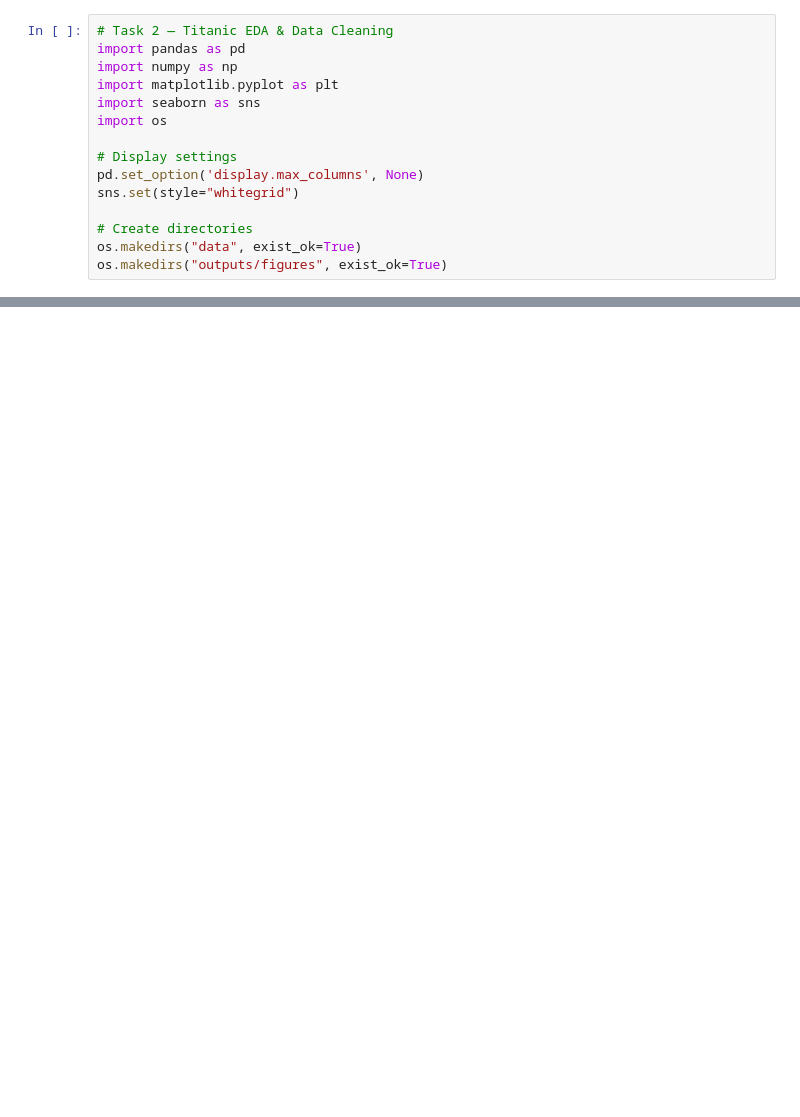
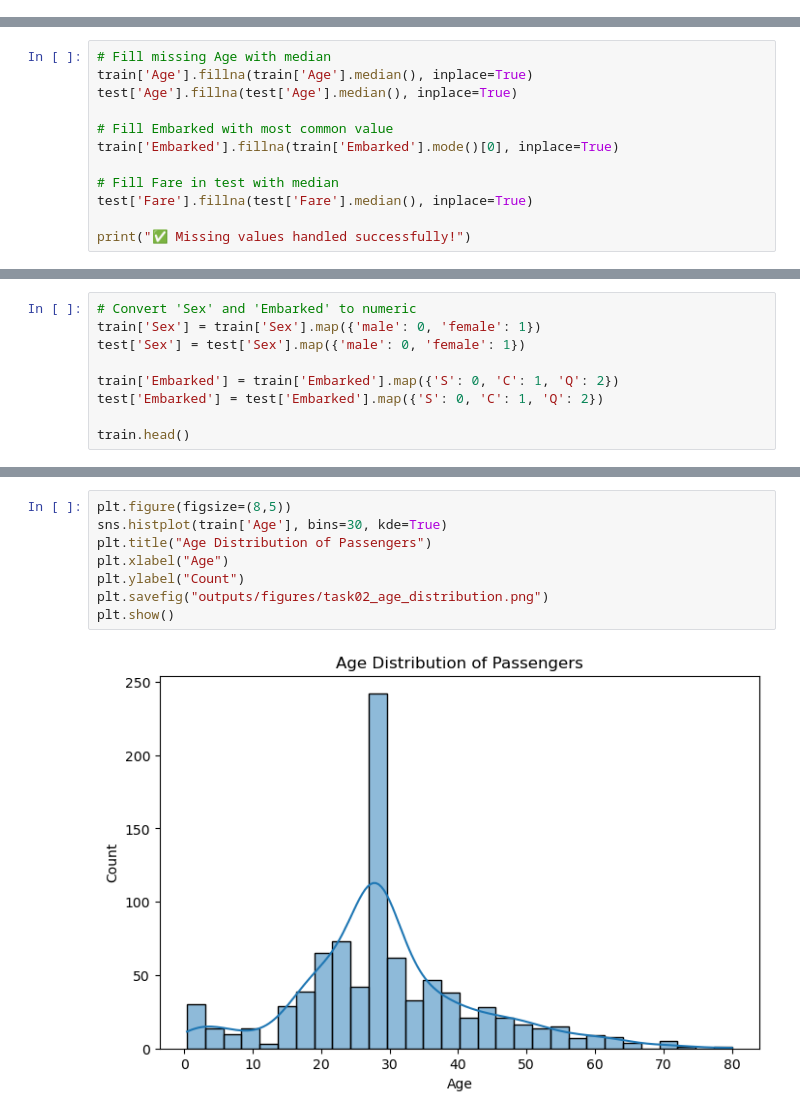
Before and after one commit to Chaitanya-Kharb/SCT_DS_1, a Jupyter notebook: task02_eda.ipynb, the cells around one changed output, grey strips where cells are left out. Drawn from its saved outputs; the diff is of its cells as text; blank space fills up the shorter version.

```diff
--- a/task02_eda.ipynb
+++ b/task02_eda.ipynb
@@ -1,15 +0,0 @@
-# %%
-# Task 2 — Titanic EDA & Data Cleaning
-import pandas as pd
-import numpy as np
-import matplotlib.pyplot as plt
-import seaborn as sns
-import os
-
-# Display settings
-pd.set_option('display.max_columns', None)
-sns.set(style="whitegrid")
-
-# Create directories
-os.makedirs("data", exist_ok=True)
-os.makedirs("outputs/figures", exist_ok=True)
@@ -157,0 +41,12 @@ plt.show()
+# %%
+# Fill missing Age with median
+train['Age'].fillna(train['Age'].median(), inplace=True)
+test['Age'].fillna(test['Age'].median(), inplace=True)
+
+# Fill Embarked with most common value
+train['Embarked'].fillna(train['Embarked'].mode()[0], inplace=True)
+
+# Fill Fare in test with median
+test['Fare'].fillna(test['Fare'].median(), inplace=True)
+
+print("✅ Missing values handled successfully!")
@@ -157,0 +72,9 @@ plt.show()
+# %%
+# Convert 'Sex' and 'Embarked' to numeric
+train['Sex'] = train['Sex'].map({'male': 0, 'female': 1})
+test['Sex'] = test['Sex'].map({'male': 0, 'female': 1})
+
+train['Embarked'] = train['Embarked'].map({'S': 0, 'C': 1, 'Q': 2})
+test['Embarked'] = test['Embarked'].map({'S': 0, 'C': 1, 'Q': 2})
+
+train.head()
@@ -157,0 +88,10 @@ plt.show()
+# %%
+plt.figure(figsize=(8,5))
+sns.histplot(train['Age'], bins=30, kde=True)
+plt.title("Age Distribution of Passengers")
+plt.xlabel("Age")
+plt.ylabel("Count")
+plt.savefig("outputs/figures/task02_age_distribution.png")
+plt.show()
+# %% [output]
+[figure, added]
```
Also changed, not shown: parts of 12 cells of this notebook, 11 other files.
